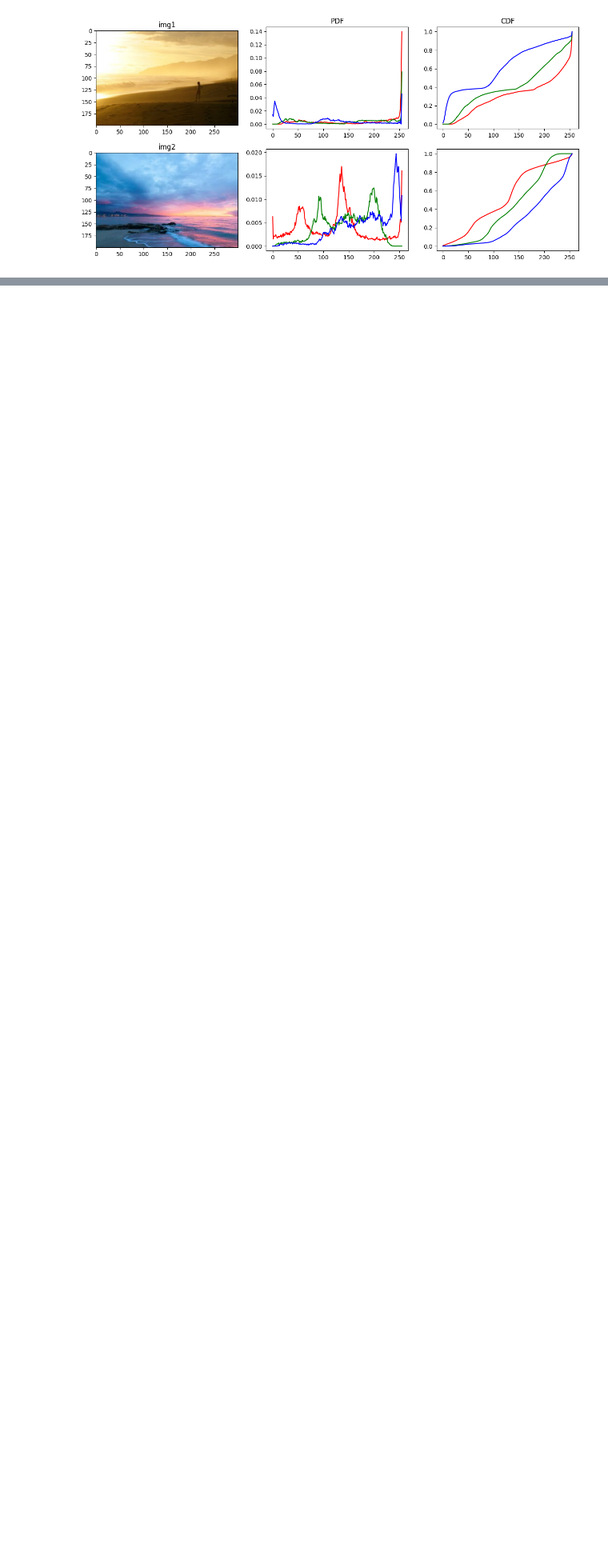
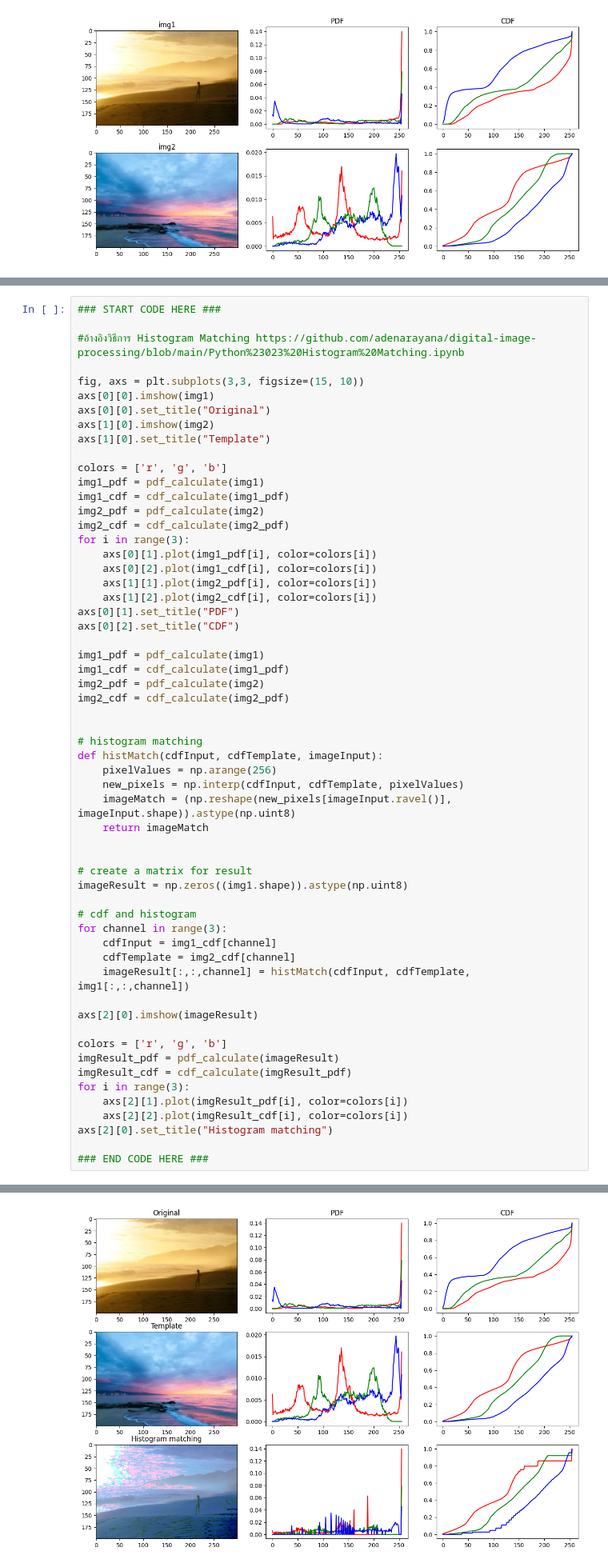
Before and after one commit to sitthatot/Lab2_image-Enchantment, a Jupyter notebook: Lab2_2_Image-Enhancement-with-Statistical-Operation.ipynb, the cells around one changed output, grey strips where cells are left out. Shown at 80% size. Saved outputs shown, nothing was run; the diff lists cells and outputs as text; blank space fills up the shorter version.

Commit message:
histogram matching

```diff
--- a/Lab2_2_Image-Enhancement-with-Statistical-Operation.ipynb
+++ b/Lab2_2_Image-Enhancement-with-Statistical-Operation.ipynb
@@ -269,0 +190,59 @@ plotResult(image, imageTemplate, imageResult)
+# %%
+### START CODE HERE ###
+
+#อ้างอิงวิธีการ Histogram Matching https://github.com/adenarayana/digital-image-processing/blob/main/Python%23023%20Histogram%20Matching.ipynb
+
+fig, axs = plt.subplots(3,3, figsize=(15, 10))
+axs[0][0].imshow(img1)
+axs[0][0].set_title("Original")
+axs[1][0].imshow(img2)
+axs[1][0].set_title("Template")
+
+colors = ['r', 'g', 'b']
+img1_pdf = pdf_calculate(img1)
+img1_cdf = cdf_calculate(img1_pdf)
+img2_pdf = pdf_calculate(img2)
+img2_cdf = cdf_calculate(img2_pdf)
+for i in range(3):
+    axs[0][1].plot(img1_pdf[i], color=colors[i])
+    axs[0][2].plot(img1_cdf[i], color=colors[i])
+    axs[1][1].plot(img2_pdf[i], color=colors[i])
+    axs[1][2].plot(img2_cdf[i], color=colors[i])
+axs[0][1].set_title("PDF")
+axs[0][2].set_title("CDF")
+
+img1_pdf = pdf_calculate(img1)
+img1_cdf = cdf_calculate(img1_pdf)
+img2_pdf = pdf_calculate(img2)
+img2_cdf = cdf_calculate(img2_pdf)
+
+
+# histogram matching
+def histMatch(cdfInput, cdfTemplate, imageInput):
+    pixelValues = np.arange(256)
+    new_pixels = np.interp(cdfInput, cdfTemplate, pixelValues)
+    imageMatch = (np.reshape(new_pixels[imageInput.ravel()], imageInput.shape)).astype(np.uint8)
+    return imageMatch
+
+
+# create a matrix for result
+imageResult = np.zeros((img1.shape)).astype(np.uint8)
+
+# cdf and histogram
+for channel in range(3):
+    cdfInput = img1_cdf[channel]
+    cdfTemplate = img2_cdf[channel]
+    imageResult[:,:,channel] = histMatch(cdfInput, cdfTemplate, img1[:,:,channel])
+
+axs[2][0].imshow(imageResult)
+
+colors = ['r', 'g', 'b']
+imgResult_pdf = pdf_calculate(imageResult)
+imgResult_cdf = cdf_calculate(imgResult_pdf)
+for i in range(3):
+    axs[2][1].plot(imgResult_pdf[i], color=colors[i])
+    axs[2][2].plot(imgResult_cdf[i], color=colors[i])
+axs[2][0].set_title("Histogram matching")
+
+### END CODE HERE ###
+# %% [output]
@@ -270,3 +250,4 @@ plotResult(image, imageTemplate, imageResult)
+[figure, added]
 # %% [markdown]
 ---
 # %% [markdown]
```
Also changed, not shown: parts of 2 cells of this notebook.
